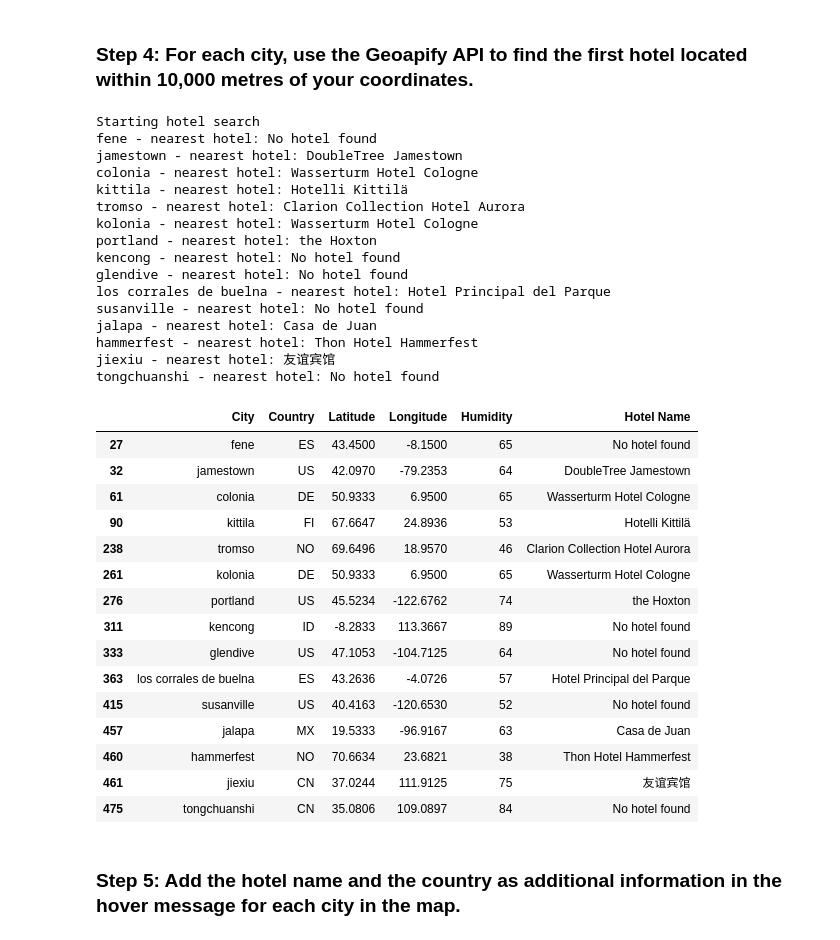
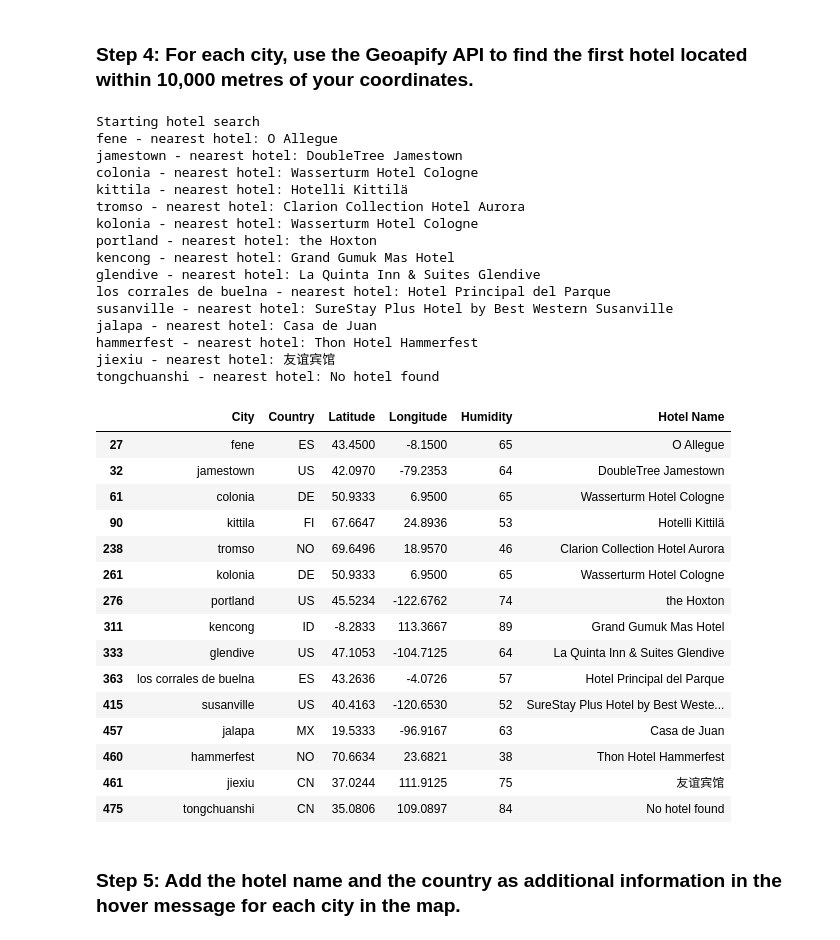
Before and after one commit to Eliane1021/python-api-challenge, a Jupyter notebook: WeatherPY/VacationPy.ipynb, the cells around one changed output. Drawn from its saved outputs; the diff is of its cells as text; code cells hidden in the pictures.

```diff
--- a/VacationPy.ipynb
+++ b/WeatherPY/VacationPy.ipynb
@@ -140,7 +135,7 @@ hotel_df
 ### Step 4: For each city, use the Geoapify API to find the first hotel located within 10,000 metres of your coordinates.
 # %%
 # Set parameters to search for a hotel
-radius = 1000
+radius = 10000
 params = {
     "categories": "accommodation.hotel",
     "apiKey": geoapify_key
@@ -167,48 +162,48 @@ for index, row in hotel_df.iterrows():
 
     # Convert the API response to JSON format
     name_address = name_address.json()
 
     # Grab the first hotel from the results and store the name in the hotel_df DataFrame
     try:
         hotel_df.loc[index, "Hotel Name"] = name_address["features"][0]["properties"]["name"]
     except (KeyError, IndexError):
         # If no hotel is found, set the hotel name as "No hotel found".
         hotel_df.loc[index, "Hotel Name"] = "No hotel found"
 
     # Log the search results
     print(f"{hotel_df.loc[index, 'City']} - nearest hotel: {hotel_df.loc[index, 'Hotel Name']}")
 
 # Display sample data
 hotel_df
 # %% [output]
 Starting hotel search
-fene - nearest hotel: No hotel found
+fene - nearest hotel: O Allegue
 jamestown - nearest hotel: DoubleTree Jamestown
 colonia - nearest hotel: Wasserturm Hotel Cologne
 kittila - nearest hotel: Hotelli Kittilä
 tromso - nearest hotel: Clarion Collection Hotel Aurora
 kolonia - nearest hotel: Wasserturm Hotel Cologne
 portland - nearest hotel: the Hoxton
-kencong - nearest hotel: No hotel found
-glendive - nearest hotel: No hotel found
+kencong - nearest hotel: Grand Gumuk Mas Hotel
+glendive - nearest hotel: La Quinta Inn & Suites Glendive
 los corrales de buelna - nearest hotel: Hotel Principal del Parque
-susanville - nearest hotel: No hotel found
+susanville - nearest hotel: SureStay Plus Hotel by Best Western Susanville
 jalapa - nearest hotel: Casa de Juan
 hammerfest - nearest hotel: Thon Hotel Hammerfest
 jiexiu - nearest hotel: 友谊宾馆
 tongchuanshi - nearest hotel: No hotel found
 |  | City | Country | Latitude | Longitude | Humidity | Hotel Name |
-| 27 | fene | ES | 43.4500 | -8.1500 | 65 | No hotel found |
+| 27 | fene | ES | 43.4500 | -8.1500 | 65 | O Allegue |
 | 32 | jamestown | US | 42.0970 | -79.2353 | 64 | DoubleTree Jamestown |
 | 61 | colonia | DE | 50.9333 | 6.9500 | 65 | Wasserturm Hotel Cologne |
 | 90 | kittila | FI | 67.6647 | 24.8936 | 53 | Hotelli Kittilä |
 | 238 | tromso | NO | 69.6496 | 18.9570 | 46 | Clarion Collection Hotel Aurora |
 | 261 | kolonia | DE | 50.9333 | 6.9500 | 65 | Wasserturm Hotel Cologne |
 | 276 | portland | US | 45.5234 | -122.6762 | 74 | the Hoxton |
-| 311 | kencong | ID | -8.2833 | 113.3667 | 89 | No hotel found |
-| 333 | glendive | US | 47.1053 | -104.7125 | 64 | No hotel found |
+| 311 | kencong | ID | -8.2833 | 113.3667 | 89 | Grand Gumuk Mas Hotel |
+| 333 | glendive | US | 47.1053 | -104.7125 | 64 | La Quinta Inn & Suites Glendive |
 | 363 | los corrales de buelna | ES | 43.2636 | -4.0726 | 57 | Hotel Principal del Parque |
-| 415 | susanville | US | 40.4163 | -120.6530 | 52 | No hotel found |
+| 415 | susanville | US | 40.4163 | -120.6530 | 52 | SureStay Plus Hotel by Best Weste... |
 | 457 | jalapa | MX | 19.5333 | -96.9167 | 63 | Casa de Juan |
 | 460 | hammerfest | NO | 70.6634 | 23.6821 | 38 | Thon Hotel Hammerfest |
 | 461 | jiexiu | CN | 37.0244 | 111.9125 | 75 | 友谊宾馆 |
```
Also changed, not shown: parts of 1 cell of this notebook, 1 other file.
